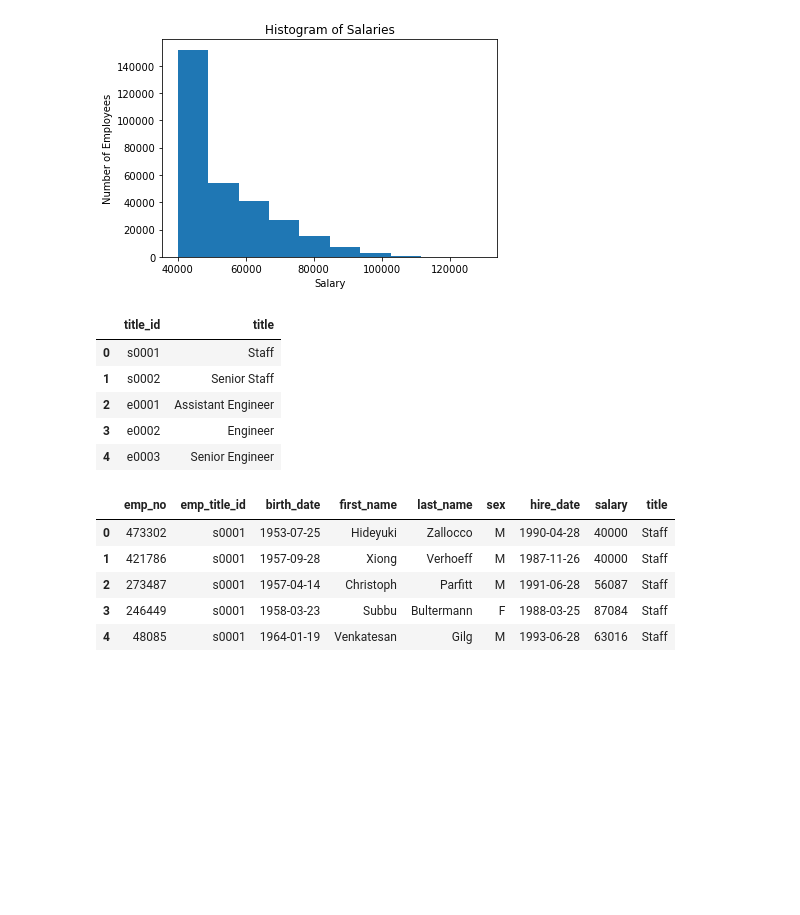
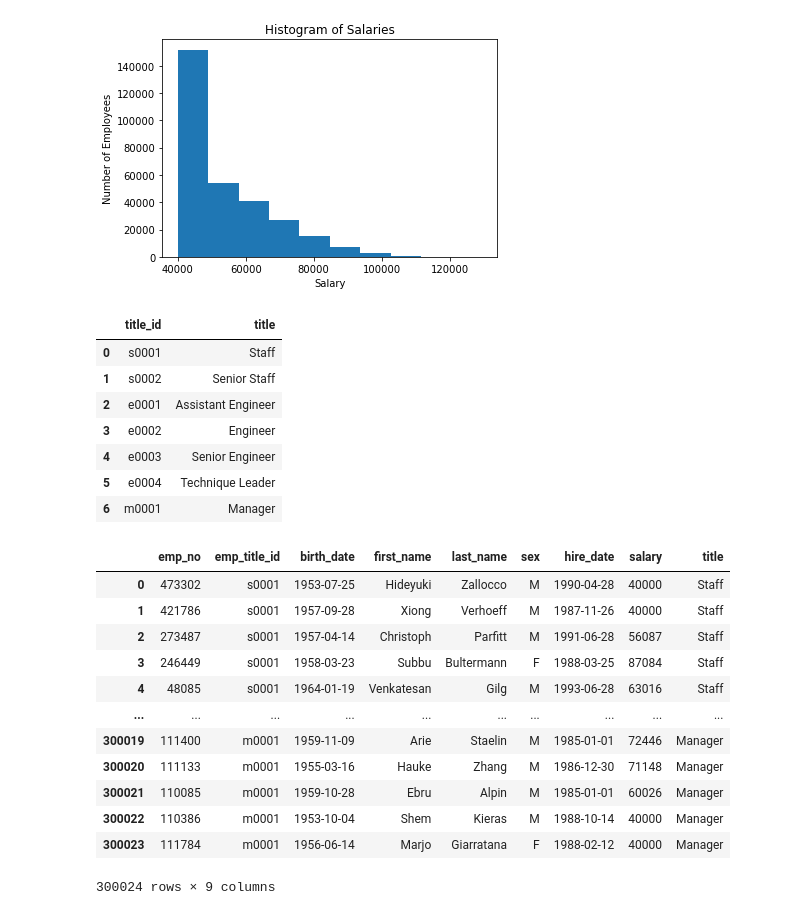
Before and after one commit to Seltsam1/SQL-analysis-of-employment-data, a Jupyter notebook: sql-investigation.ipynb, the cells around one changed output. Saved outputs shown, nothing was run; the diff lists cells and outputs as text; code cells hidden in the pictures; blank space fills up the shorter version.

```diff
--- a/sql-investigation.ipynb
+++ b/sql-investigation.ipynb
@@ -83,7 +83,7 @@ plt.show()
 # %%
 # Import title table
 titles = pd.read_sql('SELECT * FROM titles', connection)
-titles.head()
+titles
 # %% [output]
 |  | title_id | title |
 | 0 | s0001 | Staff |
@@ -91,19 +91,28 @@ titles.head()
 | 2 | e0001 | Assistant Engineer |
 | 3 | e0002 | Engineer |
 | 4 | e0003 | Senior Engineer |
+| 5 | e0004 | Technique Leader |
+| 6 | m0001 | Manager |
 # %%
 # Rename title_id column
 
 titles = titles.rename(columns={'title_id': 'emp_title_id'})
 
 # Merge with emp_salary dataframe
 
 emp_salary = emp_salary.merge(titles, how='inner', on='emp_title_id')
-emp_salary.head()
+emp_salary
 # %% [output]
 |  | emp_no | emp_title_id | birth_date | first_name | last_name | sex | hire_date | salary | title |
 | 0 | 473302 | s0001 | 1953-07-25 | Hideyuki | Zallocco | M | 1990-04-28 | 40000 | Staff |
 | 1 | 421786 | s0001 | 1957-09-28 | Xiong | Verhoeff | M | 1987-11-26 | 40000 | Staff |
 | 2 | 273487 | s0001 | 1957-04-14 | Christoph | Parfitt | M | 1991-06-28 | 56087 | Staff |
 | 3 | 246449 | s0001 | 1958-03-23 | Subbu | Bultermann | F | 1988-03-25 | 87084 | Staff |
 | 4 | 48085 | s0001 | 1964-01-19 | Venkatesan | Gilg | M | 1993-06-28 | 63016 | Staff |
+| ... | ... | ... | ... | ... | ... | ... | ... | ... | ... |
+| 300019 | 111400 | m0001 | 1959-11-09 | Arie | Staelin | M | 1985-01-01 | 72446 | Manager |
+| 300020 | 111133 | m0001 | 1955-03-16 | Hauke | Zhang | M | 1986-12-30 | 71148 | Manager |
+| 300021 | 110085 | m0001 | 1959-10-28 | Ebru | Alpin | M | 1985-01-01 | 60026 | Manager |
+| 300022 | 110386 | m0001 | 1953-10-04 | Shem | Kieras | M | 1988-10-14 | 40000 | Manager |
+| 300023 | 111784 | m0001 | 1956-06-14 | Marjo | Giarratana | F | 1988-02-12 | 40000 | Manager |
+300024 rows × 9 columns
```
Also changed, not shown: parts of 3 cells of this notebook.
